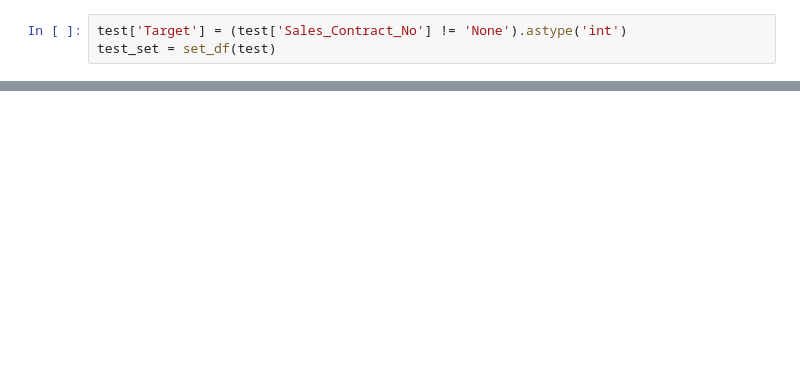
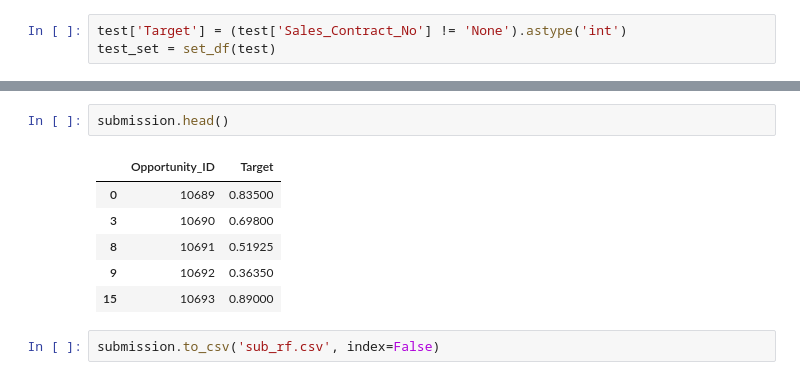
Before and after one commit to AgustinHejeij/tp2-datos, a Jupyter notebook: RandomForest.ipynb, the cells around one changed output, grey strips where cells are left out. Drawn from its saved outputs; the diff is of its cells as text; blank space fills up the shorter version.

```diff
--- a/RandomForest.ipynb
+++ b/RandomForest.ipynb
@@ -268,0 +325,11 @@ log_loss(test_set.Target, test_pred)
+# %%
+submission.head()
+# %% [output]
+|  | Opportunity_ID | Target |
+| 0 | 10689 | 0.83500 |
+| 3 | 10690 | 0.69800 |
+| 8 | 10691 | 0.51925 |
+| 9 | 10692 | 0.36350 |
+| 15 | 10693 | 0.89000 |
+# %%
+submission.to_csv('sub_rf.csv', index=False)
```
Also changed, not shown: parts of 24 cells of this notebook, 1 other file.
